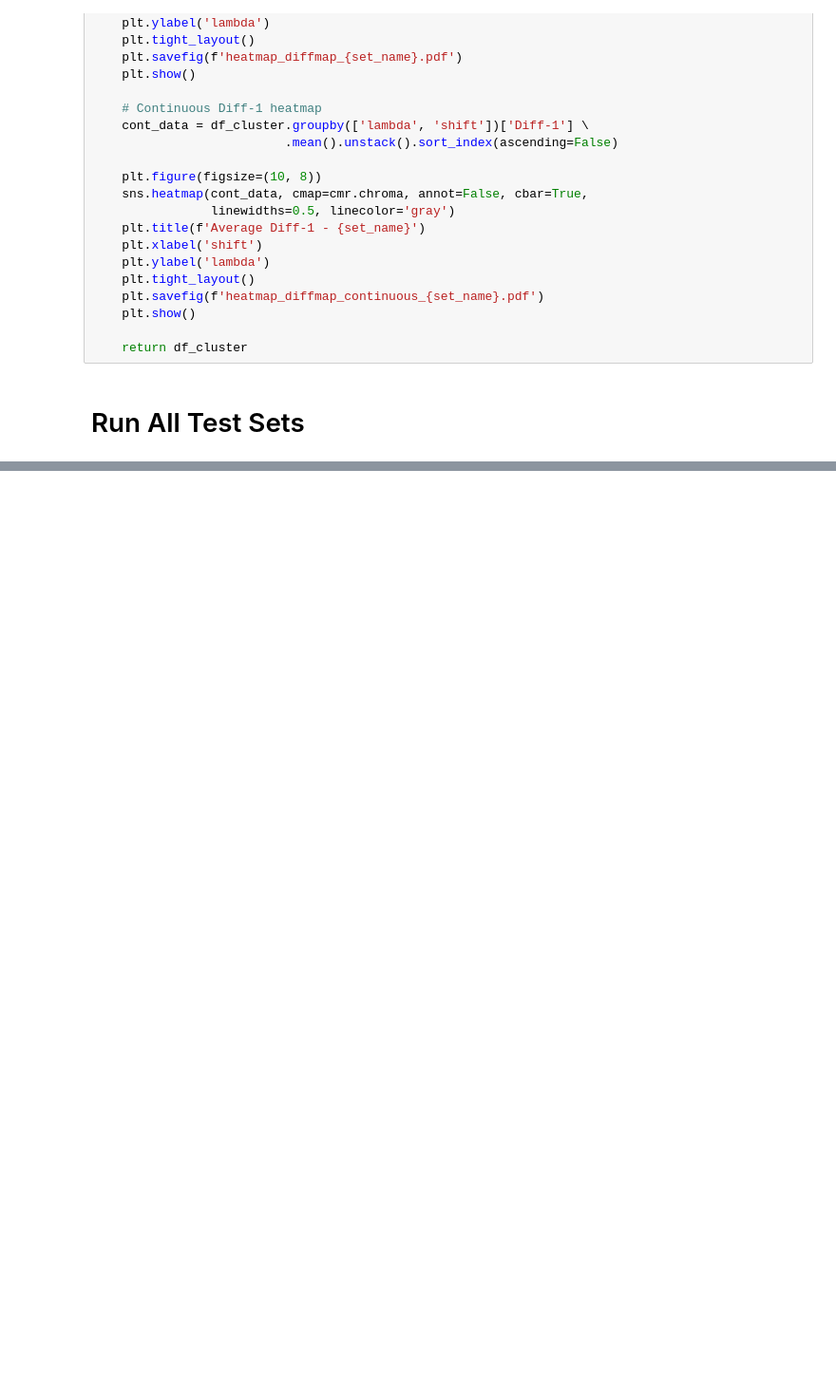
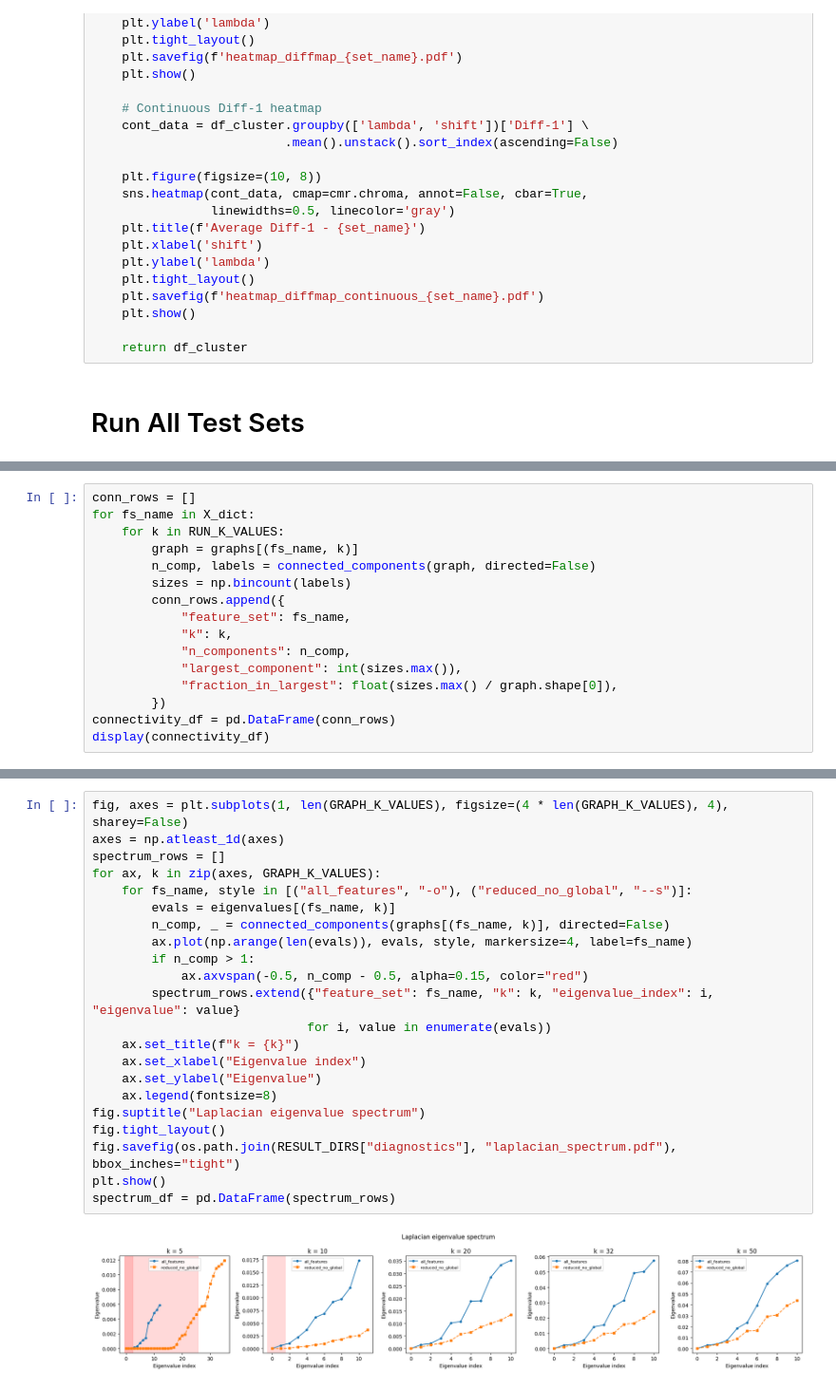
Before and after one commit to OljaOctagon/MagneticParticles, a Jupyter notebook: rigid_magnetic/ML_diffusion_map_testing.ipynb, the cells around one changed output, grey strips where cells are left out. Shown at 95% size. Saved outputs shown, nothing was run; the diff lists cells and outputs as text; blank space fills up the shorter version.

Commit message:
- update spectral analysis outputs and plotting

```diff
--- a/rigid_magnetic/ML_diffusion_map_testing.ipynb
+++ b/rigid_magnetic/ML_diffusion_map_testing.ipynb
@@ -162,0 +385,16 @@ for name, keep_groups in TEST_SETS.items():
+# %%
+conn_rows = []
+for fs_name in X_dict:
+    for k in RUN_K_VALUES:
+        graph = graphs[(fs_name, k)]
+        n_comp, labels = connected_components(graph, directed=False)
+        sizes = np.bincount(labels)
+        conn_rows.append({
+            "feature_set": fs_name,
+            "k": k,
+            "n_components": n_comp,
+            "largest_component": int(sizes.max()),
+            "fraction_in_largest": float(sizes.max() / graph.shape[0]),
+        })
+connectivity_df = pd.DataFrame(conn_rows)
+display(connectivity_df)
@@ -162,0 +411,24 @@ for name, keep_groups in TEST_SETS.items():
+# %%
+fig, axes = plt.subplots(1, len(GRAPH_K_VALUES), figsize=(4 * len(GRAPH_K_VALUES), 4), sharey=False)
+axes = np.atleast_1d(axes)
+spectrum_rows = []
+for ax, k in zip(axes, GRAPH_K_VALUES):
+    for fs_name, style in [("all_features", "-o"), ("reduced_no_global", "--s")]:
+        evals = eigenvalues[(fs_name, k)]
+        n_comp, _ = connected_components(graphs[(fs_name, k)], directed=False)
+        ax.plot(np.arange(len(evals)), evals, style, markersize=4, label=fs_name)
+        if n_comp > 1:
+            ax.axvspan(-0.5, n_comp - 0.5, alpha=0.15, color="red")
+        spectrum_rows.extend({"feature_set": fs_name, "k": k, "eigenvalue_index": i, "eigenvalue": value}
+                             for i, value in enumerate(evals))
+    ax.set_title(f"k = {k}")
+    ax.set_xlabel("Eigenvalue index")
+    ax.set_ylabel("Eigenvalue")
+    ax.legend(fontsize=8)
+fig.suptitle("Laplacian eigenvalue spectrum")
+fig.tight_layout()
+fig.savefig(os.path.join(RESULT_DIRS["diagnostics"], "laplacian_spectrum.pdf"), bbox_inches="tight")
+plt.show()
+spectrum_df = pd.DataFrame(spectrum_rows)
+# %% [output]
+[figure, added]
```
Also changed, not shown: parts of 27 cells of this notebook, 1 other file.
